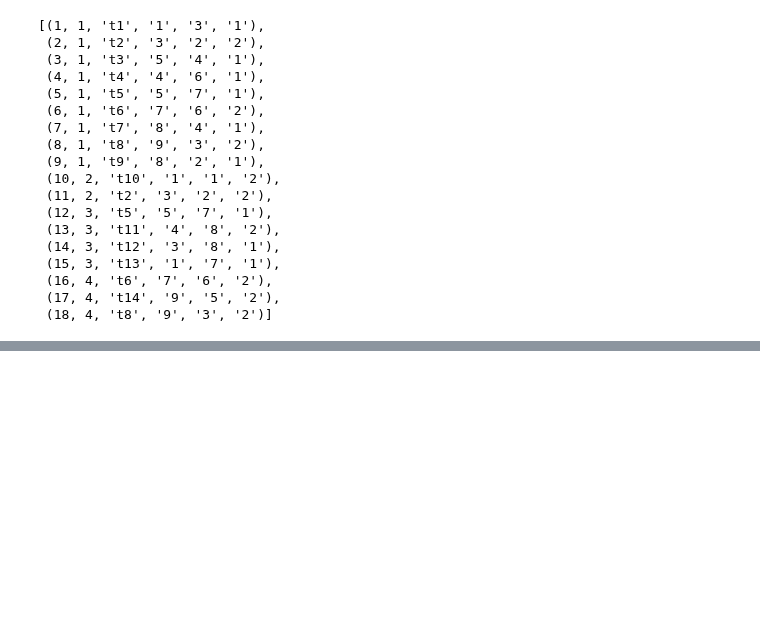
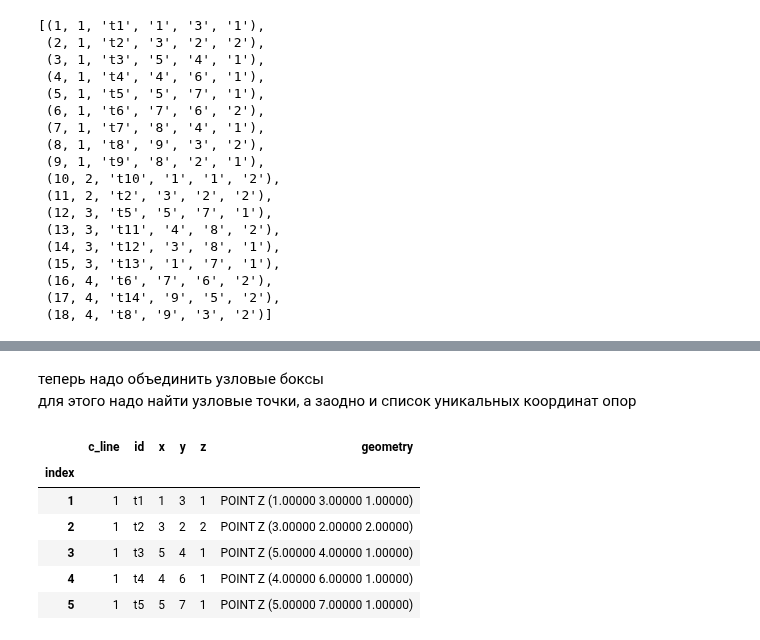
Before and after one commit to pigsel/some_tools, a Jupyter notebook: centrostruct/centerline.ipynb, the cells around one changed output, grey strips where cells are left out. Cells and saved outputs as stored; diff of their text form; code cells hidden in the pictures; blank space fills up the shorter version.

```diff
--- a/centrostruct/centerline.ipynb
+++ b/centrostruct/centerline.ipynb
@@ -72,2 +63,2 @@ c_lines_p
 # %%
-cgtw_g = gpd.GeoDataFrame(c_tab, crs="EPSG:2193", geometry=gpd.points_from_xy(c_tab['x'], c_tab['y'], c_tab['z']))
+c_lines_p = gpd.GeoDataFrame(c_lines_p, crs="EPSG:2193", geometry=gpd.points_from_xy(c_lines_p['x'], c_lines_p['y'], c_lines_p['z']))
@@ -73,0 +171,13 @@ cgtw_g = gpd.GeoDataFrame(c_tab, crs="EPSG:2193", geometry=gpd.points_from_xy(c_
+# %% [markdown]
+теперь надо объединить узловые боксы
+для этого надо найти узловые точки, а заодно и список уникальных координат опор
+# %%
+c_lines_p.head()
+# %% [output]
+|  | c_line | id | x | y | z | geometry |
+| index |  |  |  |  |  |  |
+| 1 | 1 | t1 | 1 | 3 | 1 | POINT Z (1.00000 3.00000 1.00000) |
+| 2 | 1 | t2 | 3 | 2 | 2 | POINT Z (3.00000 2.00000 2.00000) |
+| 3 | 1 | t3 | 5 | 4 | 1 | POINT Z (5.00000 4.00000 1.00000) |
+| 4 | 1 | t4 | 4 | 6 | 1 | POINT Z (4.00000 6.00000 1.00000) |
+| 5 | 1 | t5 | 5 | 7 | 1 | POINT Z (5.00000 7.00000 1.00000) |
```
Also changed, not shown: parts of 21 cells of this notebook.
